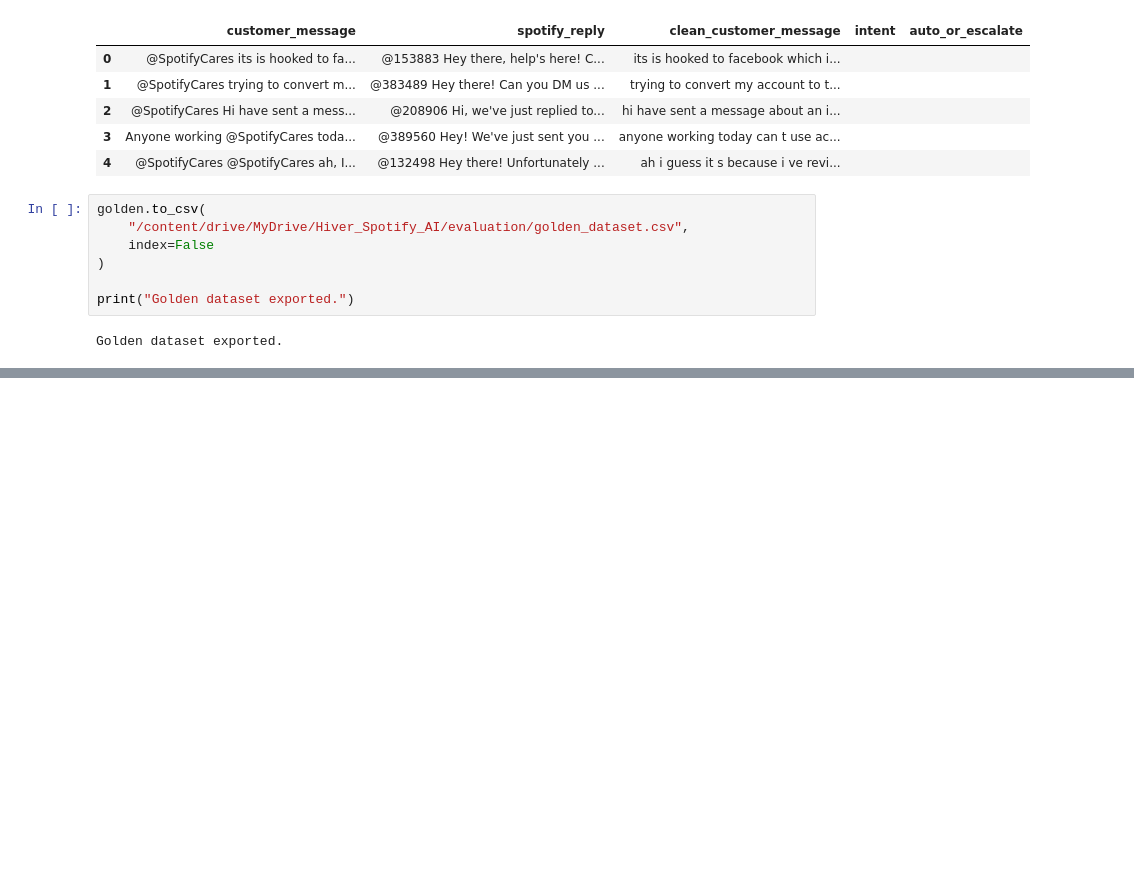
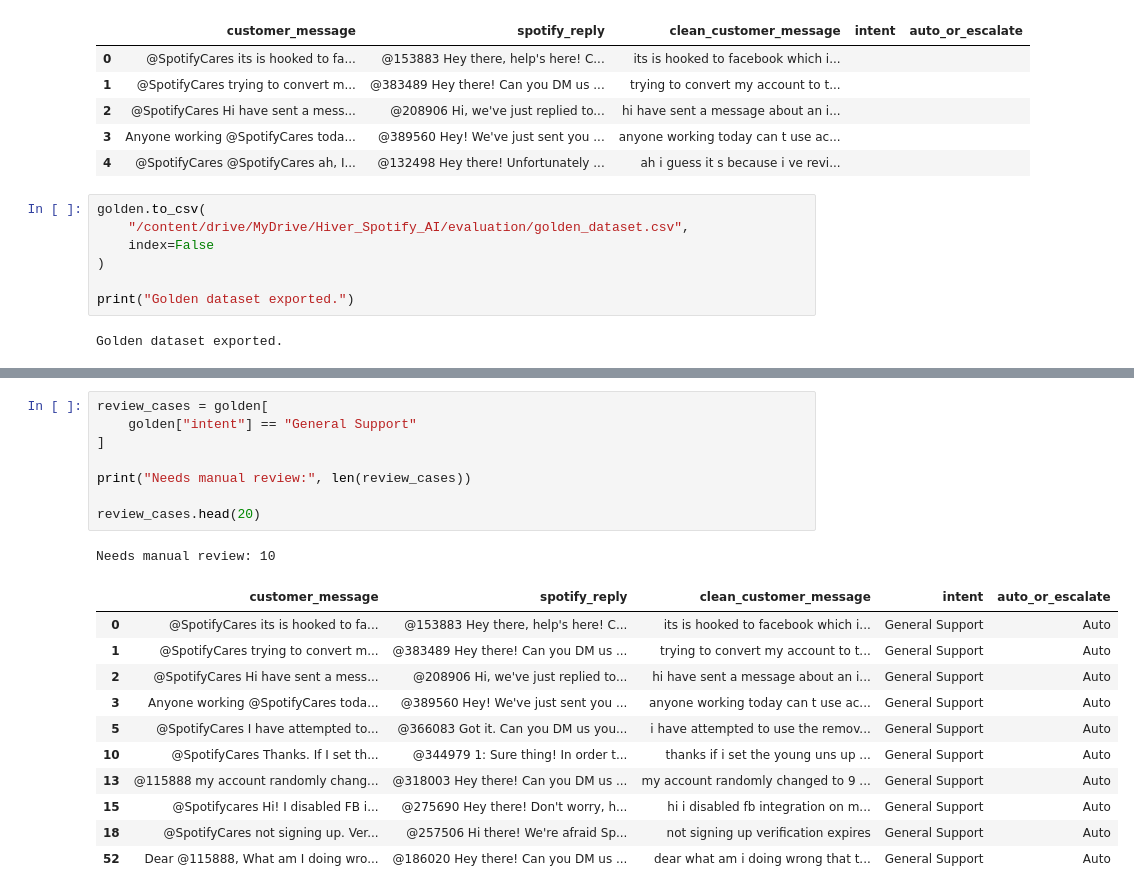
Before and after one commit to Rukshana-S/hiver-spotify-ai-support-agent, a Jupyter notebook: 01_spotify_data_preprocessing.ipynb, the cells around one changed output, grey strips where cells are left out. Cells and saved outputs as stored; diff of their text form; blank space fills up the shorter version.

```diff
--- a/01_spotify_data_preprocessing.ipynb
+++ b/01_spotify_data_preprocessing.ipynb
@@ -730,0 +847,21 @@ Golden dataset exported.
+# %%
+review_cases = golden[
+    golden["intent"] == "General Support"
+]
+
+print("Needs manual review:", len(review_cases))
+
+review_cases.head(20)
+# %% [output]
+Needs manual review: 10
+|  | customer_message | spotify_reply | clean_customer_message | intent | auto_or_escalate |
+| 0 | @SpotifyCares its is hooked to fa... | @153883 Hey there, help's here! C... | its is hooked to facebook which i... | General Support | Auto |
+| 1 | @SpotifyCares trying to convert m... | @383489 Hey there! Can you DM us ... | trying to convert my account to t... | General Support | Auto |
+| 2 | @SpotifyCares Hi have sent a mess... | @208906 Hi, we've just replied to... | hi have sent a message about an i... | General Support | Auto |
+| 3 | Anyone working @SpotifyCares toda... | @389560 Hey! We've just sent you ... | anyone working today can t use ac... | General Support | Auto |
+| 5 | @SpotifyCares I have attempted to... | @366083 Got it. Can you DM us you... | i have attempted to use the remov... | General Support | Auto |
+| 10 | @SpotifyCares Thanks. If I set th... | @344979 1: Sure thing! In order t... | thanks if i set the young uns up ... | General Support | Auto |
+| 13 | @115888 my account randomly chang... | @318003 Hey there! Can you DM us ... | my account randomly changed to 9 ... | General Support | Auto |
+| 15 | @Spotifycares Hi! I disabled FB i... | @275690 Hey there! Don't worry, h... | hi i disabled fb integration on m... | General Support | Auto |
+| 18 | @SpotifyCares not signing up. Ver... | @257506 Hi there! We're afraid Sp... | not signing up verification expires | General Support | Auto |
+| 52 | Dear @115888, What am I doing wro... | @186020 Hey there! Can you DM us ... | dear what am i doing wrong that t... | General Support | Auto |
```
Also changed, not shown: parts of 9 cells of this notebook.
